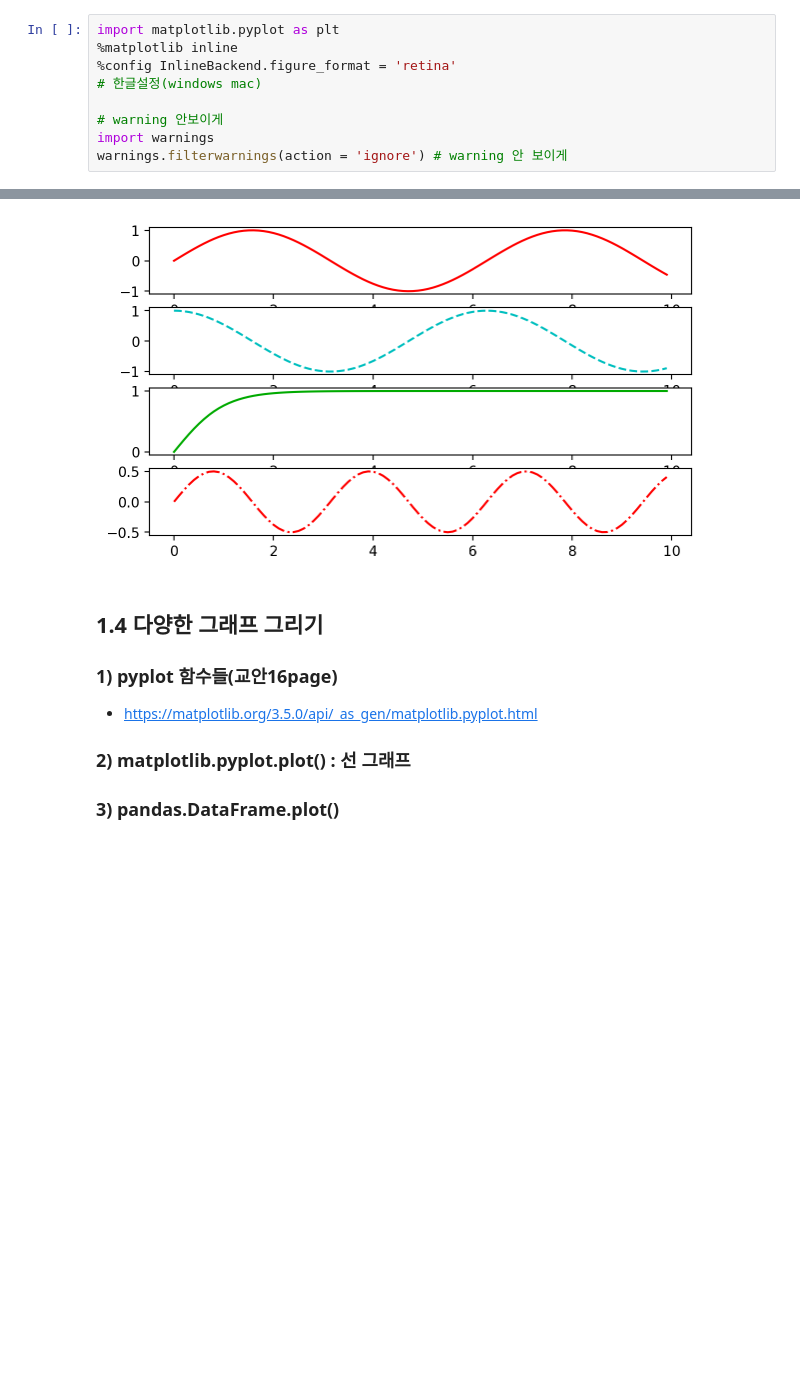
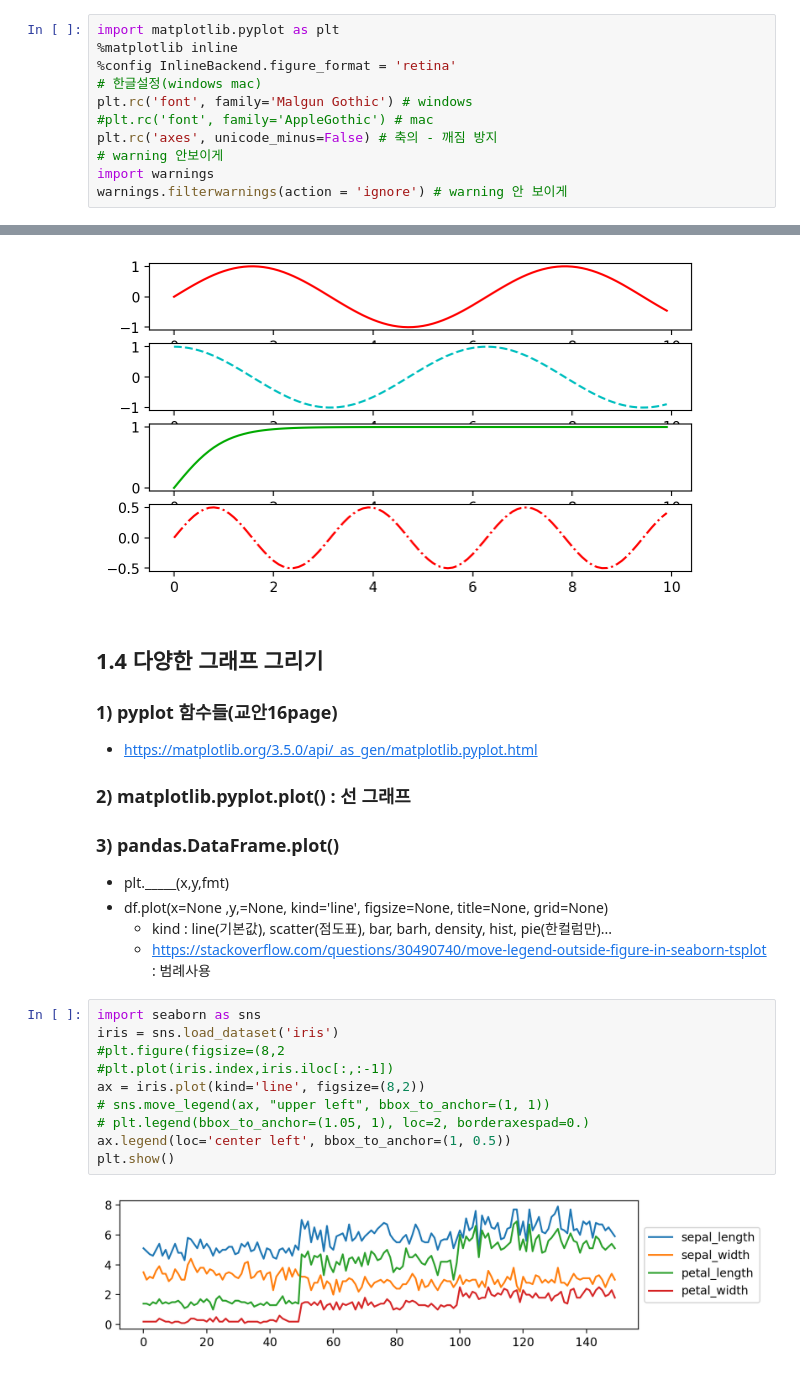
Before and after one commit to drose14789/ai, a Jupyter notebook: source/01_python/ch_12 데이터시각화 1절.ipynb, the cells around one changed output, grey strips where cells are left out. Drawn from its saved outputs; the diff is of its cells as text; blank space fills up the shorter version.

```diff
--- a/source/01_python/ch_12 데이터시각화 1절.ipynb
+++ b/source/01_python/ch_12 데이터시각화 1절.ipynb
@@ -30,7 +30,9 @@ import matplotlib.pyplot as plt
 %matplotlib inline
 %config InlineBackend.figure_format = 'retina'
 # 한글설정(windows mac)
-
+plt.rc('font', family='Malgun Gothic') # windows
+#plt.rc('font', family='AppleGothic') # mac
+plt.rc('axes', unicode_minus=False) # 축의 - 깨짐 방지
 # warning 안보이게
 import warnings
 warnings.filterwarnings(action = 'ignore') # warning 안 보이게
@@ -122,6 +124,23 @@ for i, ax in enumerate(axes):
 ## 1.4 다양한 그래프 그리기
 ### 1) pyplot 함수들(교안16page)
 - https://matplotlib.org/3.5.0/api/_as_gen/matplotlib.pyplot.html
+
 ### 2) matplotlib.pyplot.plot() : 선 그래프
 
 ### 3) pandas.DataFrame.plot()
+- plt._____(x,y,fmt)
+- df.plot(x=None ,y,=None, kind='line', figsize=None, title=None, grid=None)
+    * kind : line(기본값), scatter(점도표), bar, barh, density, hist, pie(한컬럼만)...
+    - https://stackoverflow.com/questions/30490740/move-legend-outside-figure-in-seaborn-tsplot : 범례사용
+# %%
+import seaborn as sns
+iris = sns.load_dataset('iris')
+#plt.figure(figsize=(8,2
+#plt.plot(iris.index,iris.iloc[:,:-1])
+ax = iris.plot(kind='line', figsize=(8,2))
+# sns.move_legend(ax, "upper left", bbox_to_anchor=(1, 1))
+# plt.legend(bbox_to_anchor=(1.05, 1), loc=2, borderaxespad=0.)
+ax.legend(loc='center left', bbox_to_anchor=(1, 0.5))
+plt.show()
+# %% [output]
+[figure, added]
```
Also changed, not shown: parts of 31 cells of this notebook, 3 other files.
